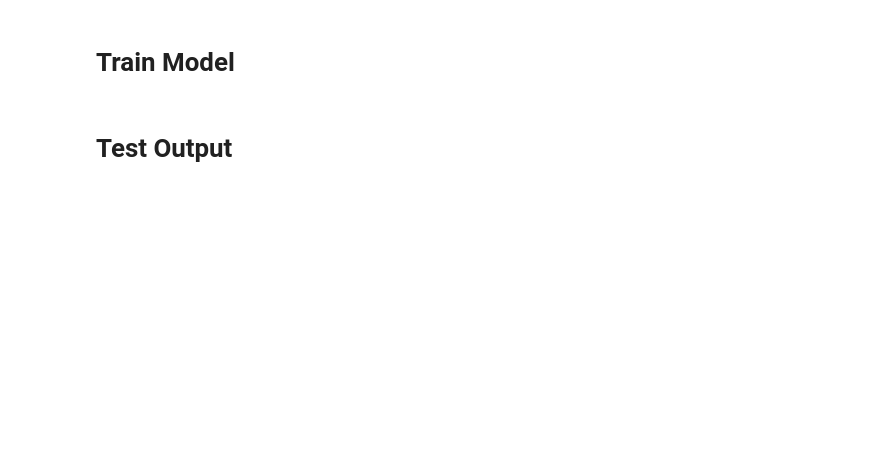
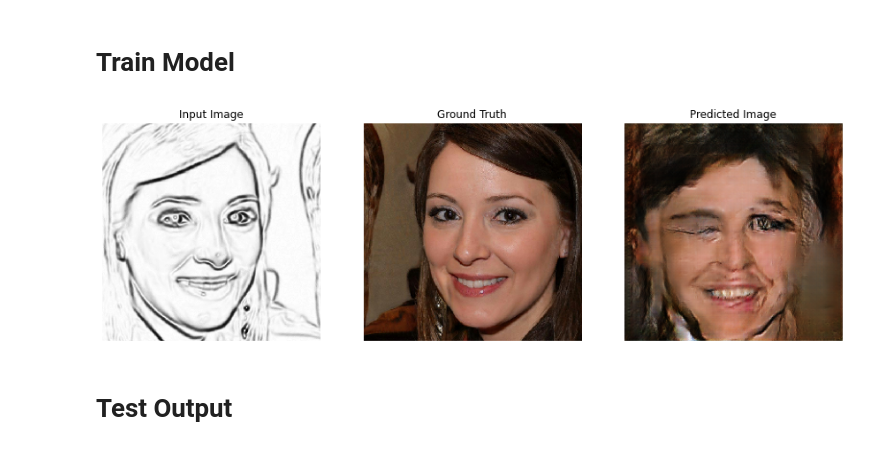
Before and after one commit to kazijawad/head-in-the-clouds, a Jupyter notebook: notebooks/pix2pix.ipynb, the cells around one changed output. Saved outputs shown, nothing was run; the diff lists cells and outputs as text; code cells hidden in the pictures; blank space fills up the shorter version.

```diff
--- a/notebooks/pix2pix.ipynb
+++ b/notebooks/pix2pix.ipynb
@@ -221,13 +236,21 @@ if checkpoint_manager.latest_checkpoint:
 # %% [markdown]
 # Train Model
 # %%
-def generate_images(model, image):
-    image = image[tf.newaxis, ...]
+def generate_images(model, image, target):
     prediction = model(image, training=True)
-    display_tensor(tf.squeeze(image))
-    display_tensor(tf.squeeze(prediction))
+    plt.figure(figsize=(15, 15))
+    display_list = [image[0], target[0], prediction[0]]
+    title = ["Input Image", "Ground Truth", "Predicted Image"]
+    for i in range(3):
+        plt.subplot(1, 3, i+1)
+        plt.title(title[i])
+        plt.imshow(display_list[i] * 0.5 + 0.5)
+        plt.axis("off")
+    plt.show()
 # %%
-generate_images(generator, sample_outline)
+generate_images(generator, sample_outline[tf.newaxis, ...], sample_face[tf.newaxis, ...])
+# %% [output]
+[figure, added]
 # %%
 log_dir = "./logs/pix2pix"
 summary_writer = tf.summary.create_file_writer(log_dir + "fit/" + datetime.datetime.now().strftime("%Y%m%d-%H%M%S"))
@@ -284,5 +304,3 @@ def fit(train_dataset, steps):
 enable_training = False
 if enable_training:
     fit(train_dataset, steps=40000)
-# %% [markdown]
-# Test Output
@@ -291,0 +307,2 @@ generate_images(generator, test_image)
+# %% [markdown]
+# Test Output
```
Also changed, not shown: parts of 29 cells of this notebook, 11 other files.
